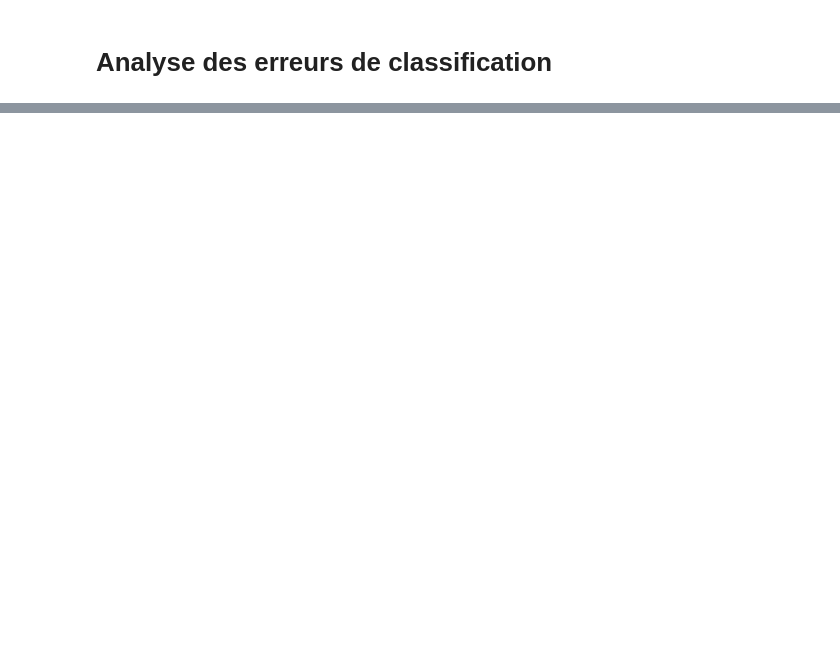
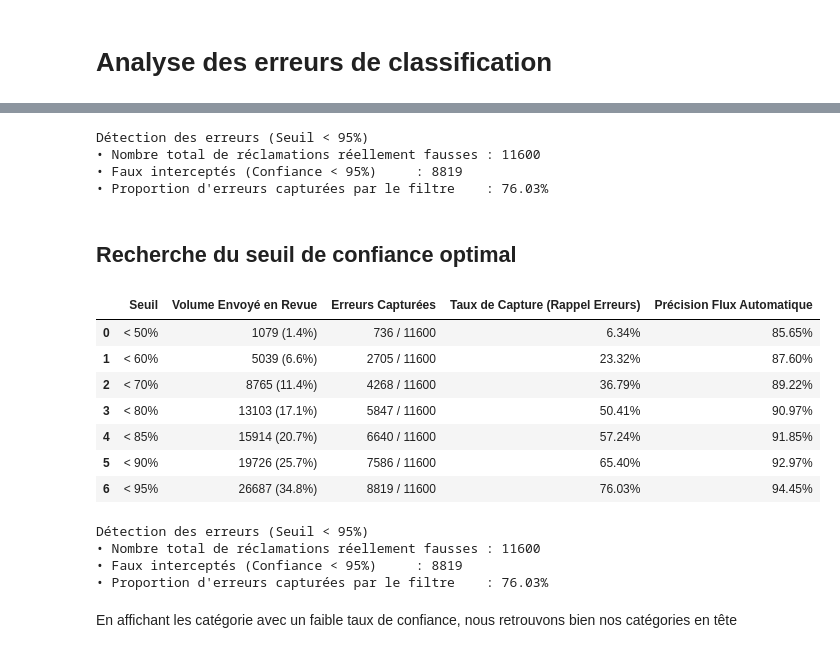
Before and after one commit to Ace4teaM/OCR-ZenAssist, a Jupyter notebook: 3_approche_ml.ipynb, the cells around one changed output, grey strips where cells are left out. Saved outputs shown, nothing was run; the diff lists cells and outputs as text; code cells hidden in the pictures; blank space fills up the shorter version.

```diff
--- a/3_approche_ml.ipynb
+++ b/3_approche_ml.ipynb
@@ -760,0 +816,15 @@ other[
+# %%
+from sklearn.pipeline import Pipeline
+from sklearn.calibration import CalibratedClassifierCV, FrozenEstimator
+
+# Création de l'estimateur calibré avec FrozenEstimator
+calibrated_svm = CalibratedClassifierCV(FrozenEstimator(svm))
+
+# Ajustement du calibrateur
+calibrated_svm.fit(X_train_tfidf, y_train)
+
+# 3. Construction du Pipeline complet avec le calibrateur comme classificateur
+model = Pipeline([
+    ("tfidf", vectorizer),
+    ("classifier", calibrated_svm)
+])
@@ -760,0 +886,59 @@ other[
+# %%
+test_capture_erreurs(df_eval)
+# %% [output]
+Détection des erreurs (Seuil < 95%)
+• Nombre total de réclamations réellement fausses : 11600
+• Faux interceptés (Confiance < 95%)     : 8819
+• Proportion d'erreurs capturées par le filtre    : 76.03%
+# %% [markdown]
+## Recherche du seuil de confiance optimal
+# %%
+import pandas as pd
+import numpy as np
+
+total_reels_faux = (df_eval['Correct'] == False).sum()
+total_predictions = len(df_eval)
+
+seuils = [0.50, 0.60, 0.70, 0.80, 0.85, 0.90, 0.95]
+resultats_seuils = []
+
+for s in seuils:
+    # Cas rejetés (envoyés en revue humaine/LLM)
+    rejetes = df_eval[df_eval['Confiance'] < s]
+    faux_interceptes = (rejetes['Correct'] == False).sum()
+
+    # Cas acceptés (auto-classés)
+    acceptes = df_eval[df_eval['Confiance'] >= s]
+    precision_auto = acceptes['Correct'].mean() if len(acceptes) > 0 else 0
+
+    resultats_seuils.append({
+        'Seuil': f"< {s:.0%}",
+        'Volume Envoyé en Revue': f"{len(rejetes)} ({len(rejetes)/total_predictions:.1%})",
+        'Erreurs Capturées': f"{faux_interceptes} / {total_reels_faux}",
+        'Taux de Capture (Rappel Erreurs)': f"{faux_interceptes / total_reels_faux:.2%}",
+        'Précision Flux Automatique': f"{precision_auto:.2%}"
+    })
+
+df_seuils = pd.DataFrame(resultats_seuils)
+df_seuils
+# %% [output]
+|  | Seuil | Volume Envoyé en Revue | Erreurs Capturées | Taux de Capture (Rappel Erreurs) | Précision Flux Automatique |
+| 0 | < 50% | 1079 (1.4%) | 736 / 11600 | 6.34% | 85.65% |
+| 1 | < 60% | 5039 (6.6%) | 2705 / 11600 | 23.32% | 87.60% |
+| 2 | < 70% | 8765 (11.4%) | 4268 / 11600 | 36.79% | 89.22% |
+| 3 | < 80% | 13103 (17.1%) | 5847 / 11600 | 50.41% | 90.97% |
+| 4 | < 85% | 15914 (20.7%) | 6640 / 11600 | 57.24% | 91.85% |
+| 5 | < 90% | 19726 (25.7%) | 7586 / 11600 | 65.40% | 92.97% |
+| 6 | < 95% | 26687 (34.8%) | 8819 / 11600 | 76.03% | 94.45% |
+# %%
+# Ajustement du seuil de confiance minimal (76,03 % de capture d'erreurs (8 819 / 11 600) en envoyant 34,8 % des dossiers en revue.)
+SEUIL_CONFIANCE = 0.95
+
+test_capture_erreurs(df_eval)
+# %% [output]
+Détection des erreurs (Seuil < 95%)
+• Nombre total de réclamations réellement fausses : 11600
+• Faux interceptés (Confiance < 95%)     : 8819
+• Proportion d'erreurs capturées par le filtre    : 76.03%
+# %% [markdown]
+En affichant les catégorie avec un faible taux de confiance, nous retrouvons bien nos catégories en tête
```
Also changed, not shown: parts of 40 cells of this notebook, 3 other files.
